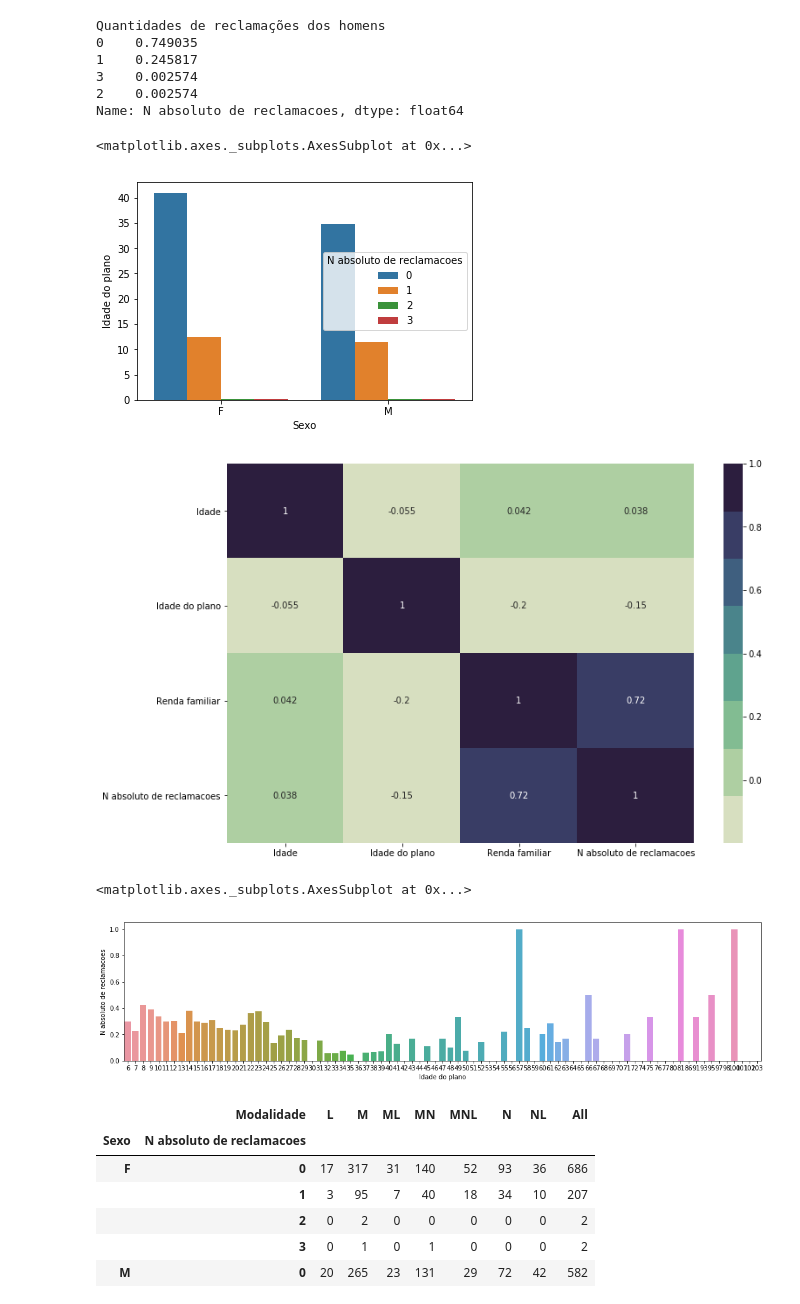
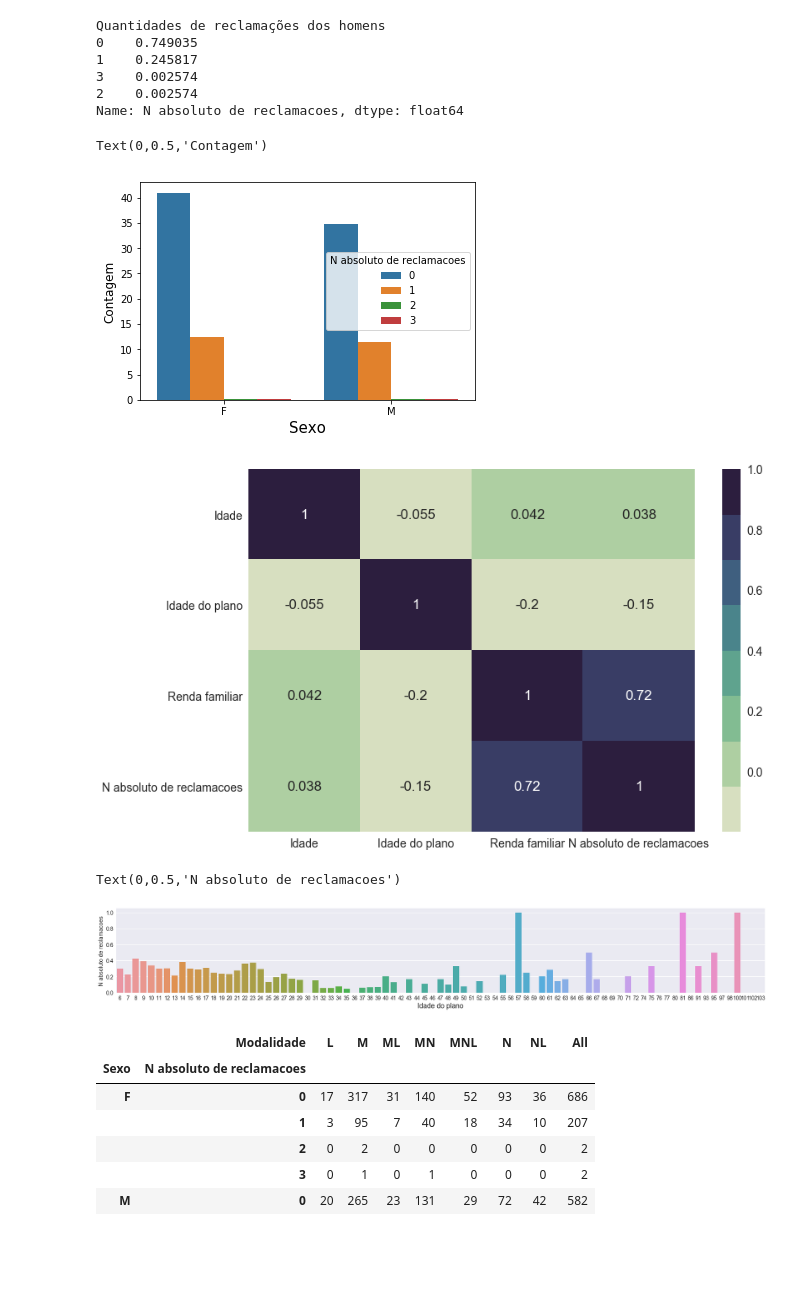
Before and after one commit to Pombalino/FGV, a Jupyter notebook: Análise BD Competition.ipynb, the cells around one changed output. Drawn from its saved outputs; the diff is of its cells as text; code cells hidden in the pictures; blank space fills up the shorter version.

```diff
--- a/Análise BD Competition.ipynb
+++ b/Análise BD Competition.ipynb
@@ -88,24 +89,29 @@ Quantidades de reclamações dos homens
 Name: N absoluto de reclamacoes, dtype: float64
 # %%
 sns.barplot(x='Sexo',y='Idade do plano',hue='N absoluto de reclamacoes',data=train, estimator=lambda x: len(x) / len(train) * 100)
+plt.xlabel('Sexo', fontsize=15)
+plt.ylabel('Contagem', fontsize=12)
 # %% [output]
-<matplotlib.axes._subplots.AxesSubplot at 0x...>
+Text(0,0.5,'Contagem')
-[figure, old version]
+[figure, new version]
 # %%
 # Heatmap de correlações
 plt.figure(figsize=(12,8))
 sns.heatmap(train.corr(), cmap = sns.cubehelix_palette(8, start=.5, rot=-.75), annot=True)
+sns.set(font_scale=1.4)
 
 y_train = train["N absoluto de reclamacoes"].values
 # %% [output]
-[figure, old version]
+[figure, new version]
 # %%
-fig, axis1 = plt.subplots(1,1,figsize=(18,4))
+fig, axis1 = plt.subplots(1,1,figsize=(30,4))
 average_age = train[["Idade do plano", "N absoluto de reclamacoes"]].groupby(['Idade do plano'],as_index=False).mean()
 sns.barplot(x='Idade do plano', y='N absoluto de reclamacoes', data=average_age)
+plt.xlabel('Idade do plano', fontsize=18)
+plt.ylabel('N absoluto de reclamacoes', fontsize=15)
 # %% [output]
-<matplotlib.axes._subplots.AxesSubplot at 0x...>
+Text(0,0.5,'N absoluto de reclamacoes')
-[figure, old version]
+[figure, new version]
 # %%
 pd.crosstab([train['Sexo'],train['N absoluto de reclamacoes']],train['Modalidade'],margins=True).style.background_gradient(cmap='PuBu')
 # %% [output]
```
Also changed, not shown: parts of 2 cells of this notebook.
